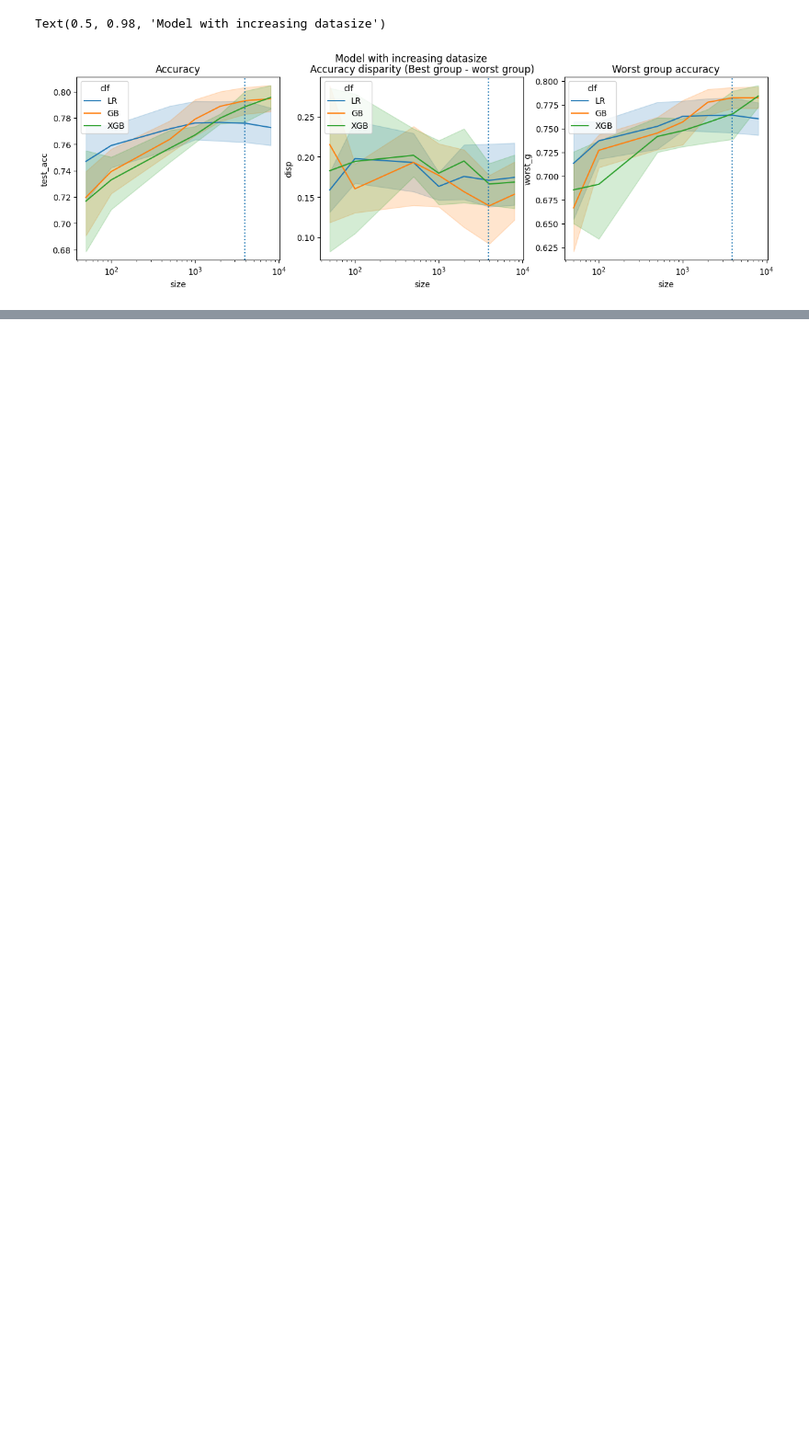
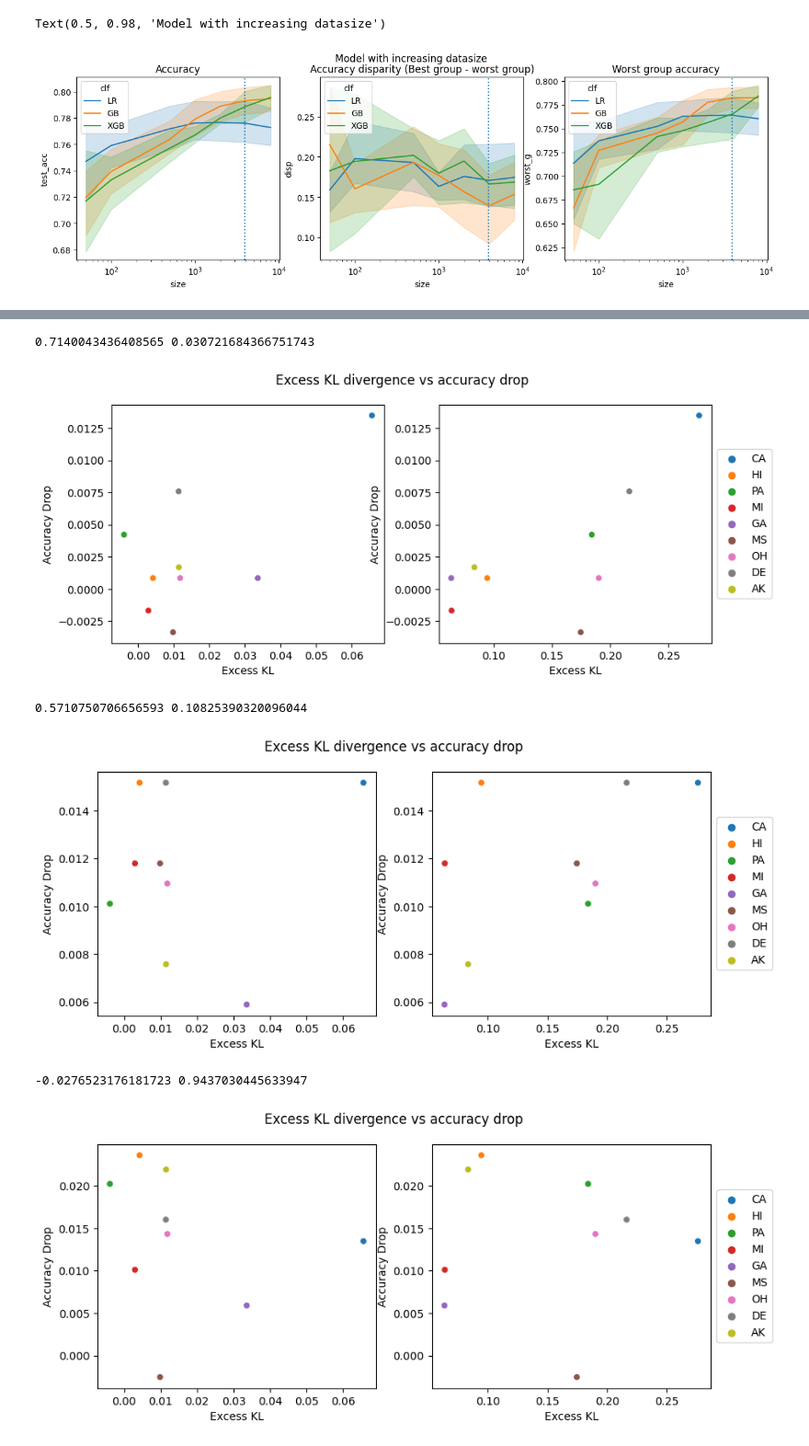
Before and after one commit to the-chen-lab/data-addition-dilemma, a Jupyter notebook: folktables-income-sandbox.ipynb, the cells around one changed output, grey strips where cells are left out. Shown at 92% size. Drawn from its saved outputs; the diff is of its cells as text; code cells hidden in the pictures; blank space fills up the shorter version.

```diff
--- a/folktables-income-sandbox.ipynb
+++ b/folktables-income-sandbox.ipynb
@@ -551,0 +630,15 @@ results_df[results_df['size'] == 3500]['test_acc'] - results_df[results_df['size
+# %%
+q1_results = results_df[results_df["size"] == 3500].reset_index()[
+    ["test_acc", "clf", "extra_state", "kl_testx", "kl_testxy"]
+]
+# %%
+q2_results = results_df[results_df["size"] == 7500].reset_index()[
+    ["test_acc", "clf", "extra_state", "kl_testx", "kl_testxy"]
+]
+# %%
+diff_results = pd.DataFrame()
+diff_results["acc_diff"] = q1_results["test_acc"] - q2_results["test_acc"]
+diff_results["klx_diff"] = q1_results["kl_testx"] - q2_results["kl_testx"]
+diff_results["klxy_diff"] = q1_results["kl_testxy"] - q2_results["kl_testxy"]
+diff_results["clf"] = q1_results["clf"]
+diff_results["extra_state"] = q1_results["extra_state"]
@@ -551,0 +647,37 @@ results_df[results_df['size'] == 3500]['test_acc'] - results_df[results_df['size
+# %%
+for clf in clf_dict.keys():
+    clf_df = diff_results[diff_results["clf"] == clf]
+    fig, axes = plt.subplots(1, 2, figsize=(10, 4))
+    sns.scatterplot(
+        data=clf_df,
+        x="klx_diff",
+        y="acc_diff",
+        hue="extra_state",
+        # style="clf",
+        ax=axes[0],
+        legend=False,
+    )
+    axes[0].set_xlabel("Excess KL")
+    axes[0].set_ylabel("Accuracy Drop")
+    sns.scatterplot(
+        data=clf_df,
+        x="klxy_diff",
+        y="acc_diff",
+        hue="extra_state",
+        # style="clf",
+        ax=axes[1],
+    )
+    axes[1].set_xlabel("Excess KL")
+    axes[1].set_ylabel("Accuracy Drop")
+    axes[1].legend(loc="center left", bbox_to_anchor=(1, 0.5))
+    coeff, p = scipy.stats.pearsonr(clf_df["acc_diff"], clf_df["klxy_diff"])
+    print(coeff, p)
+    plt.suptitle("Excess KL divergence vs accuracy drop")
+    plt.show()
+# %% [output]
+0.7140043436408565 0.030721684366751743
+[figure, added]
+0.5710750706656593 0.10825390320096044
+[figure, added]
+-0.0276523176181723 0.9437030445633947
+[figure, added]
```
Also changed, not shown: parts of 24 cells of this notebook, 3 other files.
